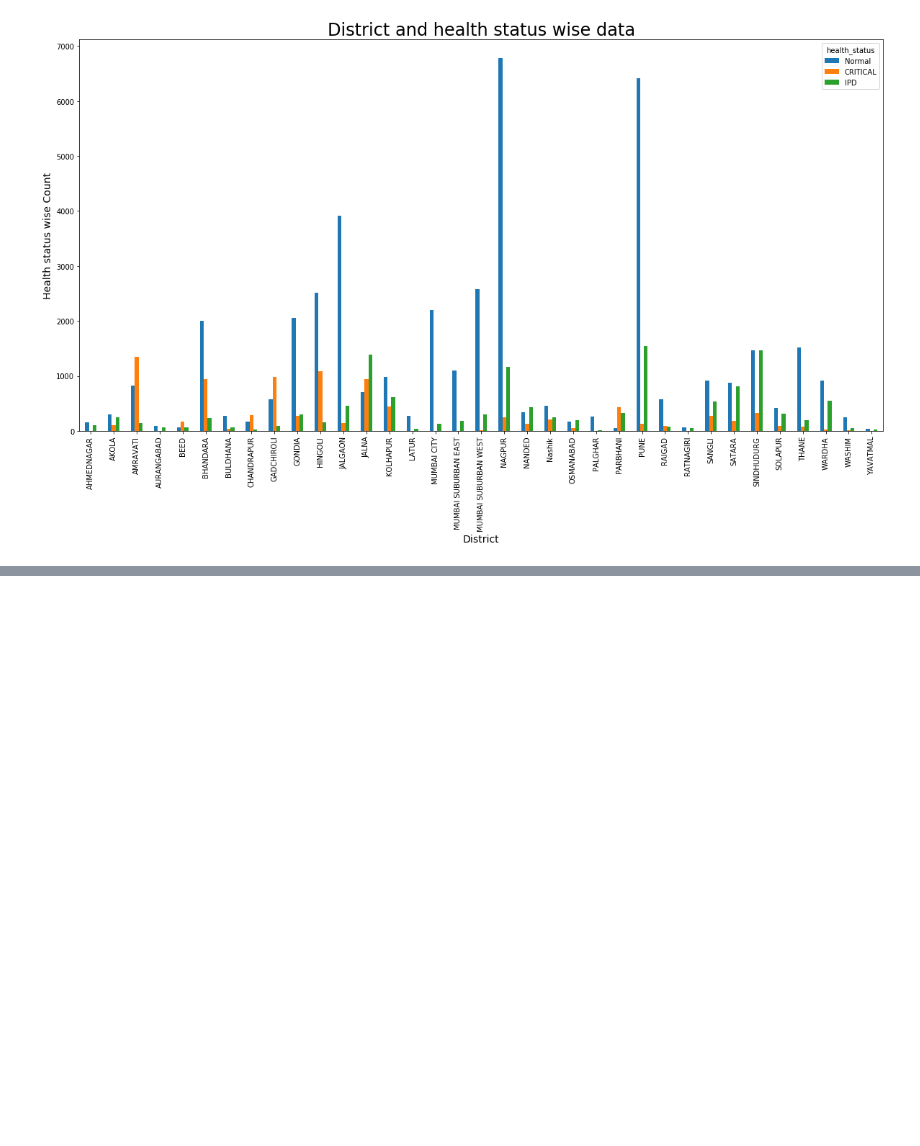
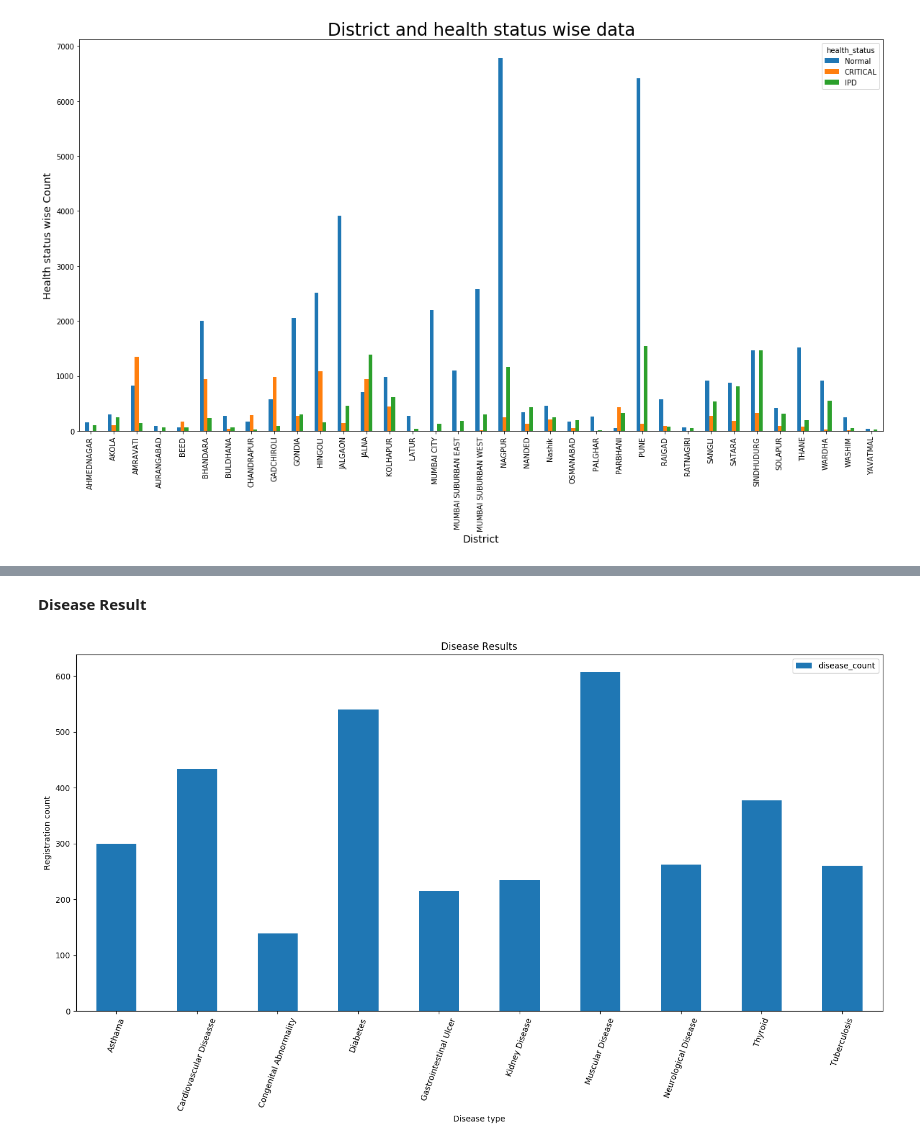
Before and after one commit to dharmendra-chouhan/s2datascience, a Jupyter notebook: Extracted_Construction_Worker_Patient_Details_Files.ipynb, the cells around one changed output, grey strips where cells are left out. Drawn from its saved outputs; the diff is of its cells as text; code cells hidden in the pictures; blank space fills up the shorter version.

```diff
--- a/Extracted_Construction_Worker_Patient_Details_Files.ipynb
+++ b/Extracted_Construction_Worker_Patient_Details_Files.ipynb
@@ -714,0 +695,18 @@ dfTrain
+# %% [markdown]
+**Disease Result**
+# %%
+disease = df1[(df1['disease_status']=='Yes') ].groupby(['disease_status','diseasename']).agg({"regdid": pd.Series.nunique}).apply(list)
+disease = disease.reset_index()
+disease.drop("disease_status", axis=1, inplace=True)
+disease.rename(columns={'regdid': 'disease_count'}, inplace=True)
+plt.rcParams['figure.figsize'] =[18,8]
+import pandas as pd
+import matplotlib.pyplot as plt
+ax = disease.plot.bar(x='diseasename', rot=0)
+plt.ylabel('Registration count')
+plt.xlabel('Disease type')
+plt.xticks(rotation=70)
+plt.title('Disease Results')
+plt.show()
+# %% [output]
+[figure, added]
```
Also changed, not shown: parts of 5 cells of this notebook.
